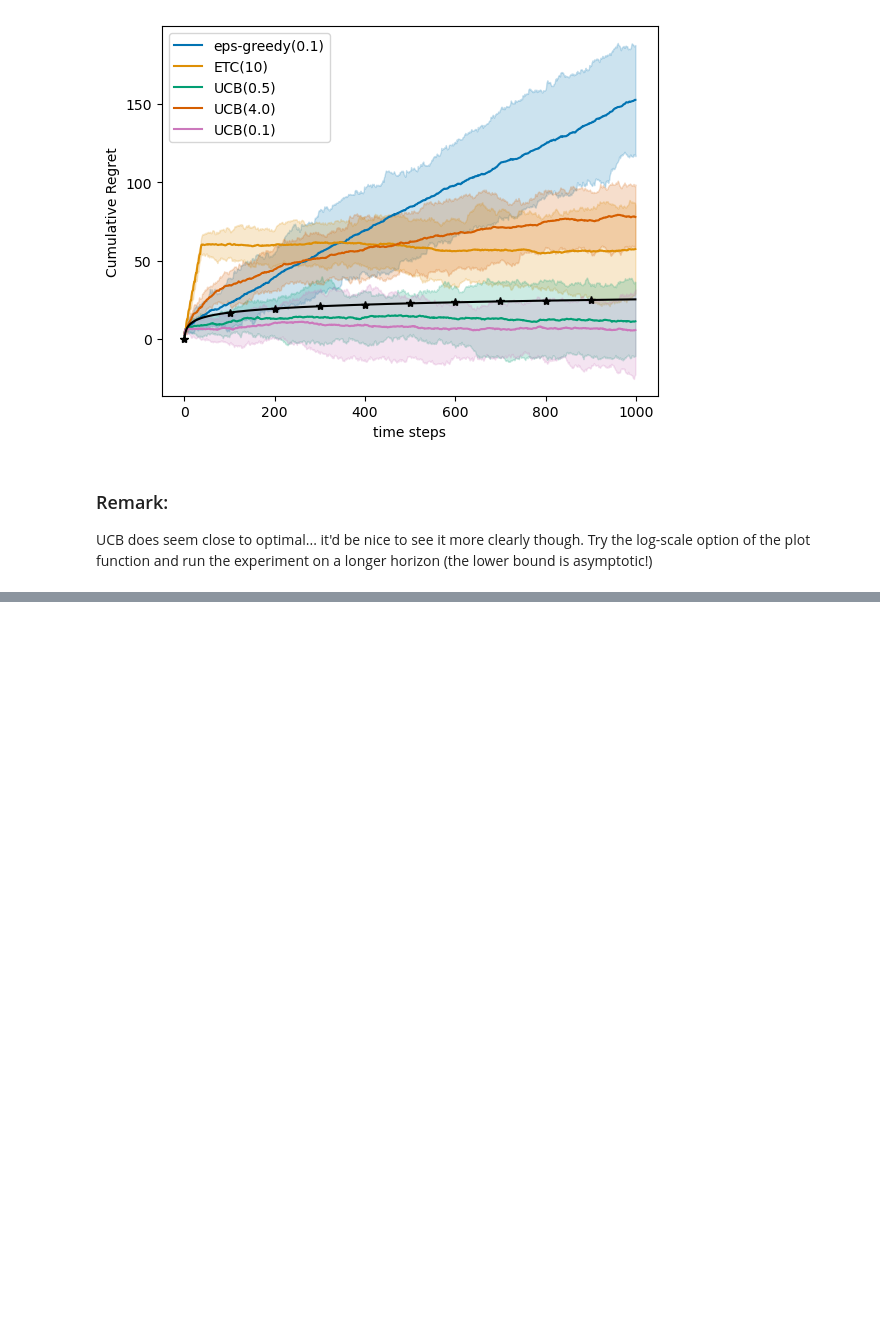
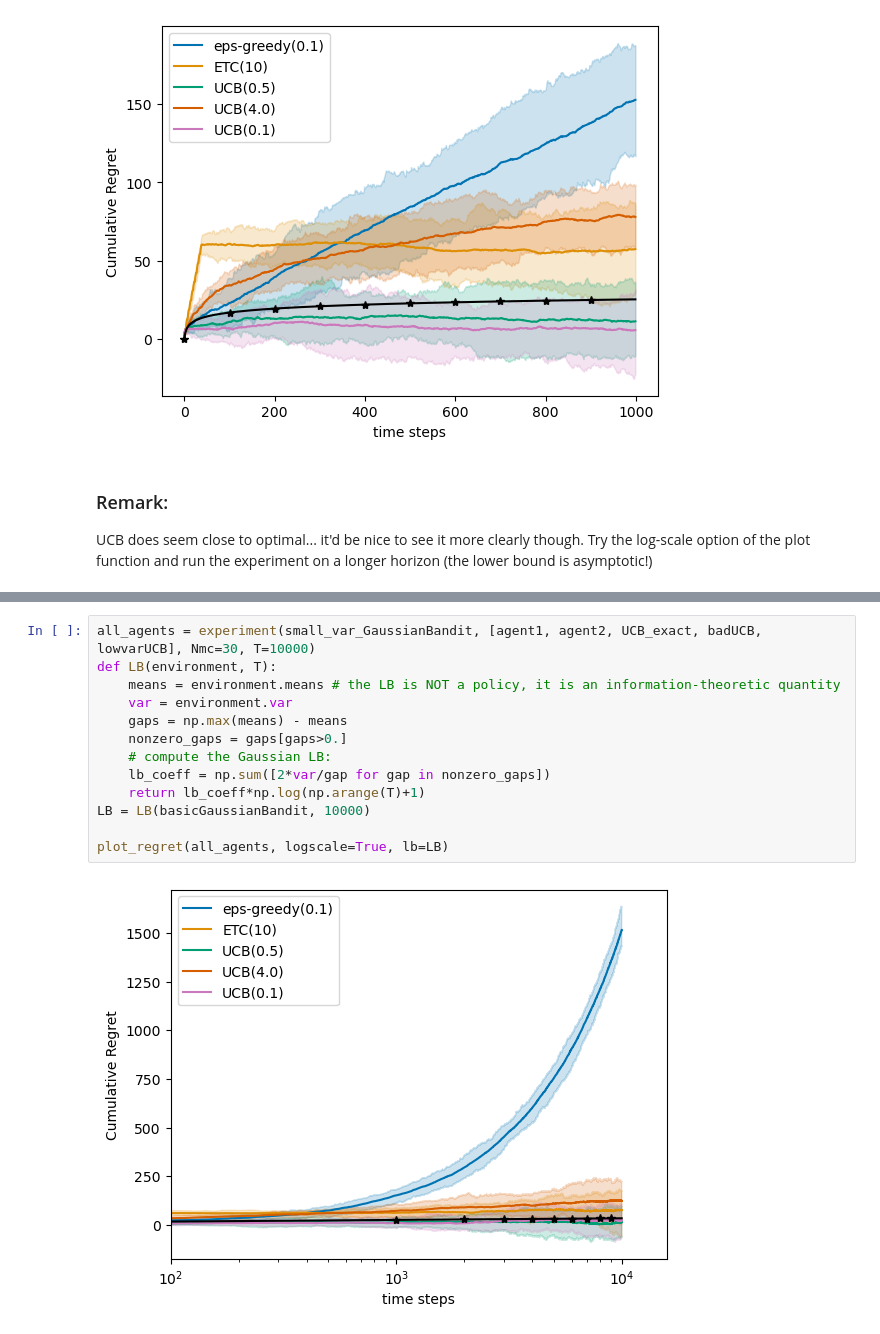
Before and after one commit to SahitiC/RL_course, a Jupyter notebook: Homework5/5_MultiArmedBandit_xin.ipynb, the cells around one changed output, grey strips where cells are left out. Drawn from its saved outputs; the diff is of its cells as text; blank space fills up the shorter version.

```diff
--- a/Homework5/5_MultiArmedBandit_xin.ipynb
+++ b/Homework5/5_MultiArmedBandit_xin.ipynb
@@ -302,0 +305,15 @@ plot_regret(all_agents, logscale=True, lb=LB)
+# %%
+all_agents = experiment(small_var_GaussianBandit, [agent1, agent2, UCB_exact, badUCB, lowvarUCB], Nmc=30, T=10000)
+def LB(environment, T):
+    means = environment.means # the LB is NOT a policy, it is an information-theoretic quantity
+    var = environment.var
+    gaps = np.max(means) - means
+    nonzero_gaps = gaps[gaps>0.]
+    # compute the Gaussian LB:
+    lb_coeff = np.sum([2*var/gap for gap in nonzero_gaps])
+    return lb_coeff*np.log(np.arange(T)+1)
+LB = LB(basicGaussianBandit, 10000)
+
+plot_regret(all_agents, logscale=True, lb=LB)
+# %% [output]
+[figure, added]
```
Also changed, not shown: parts of 2 cells of this notebook.
